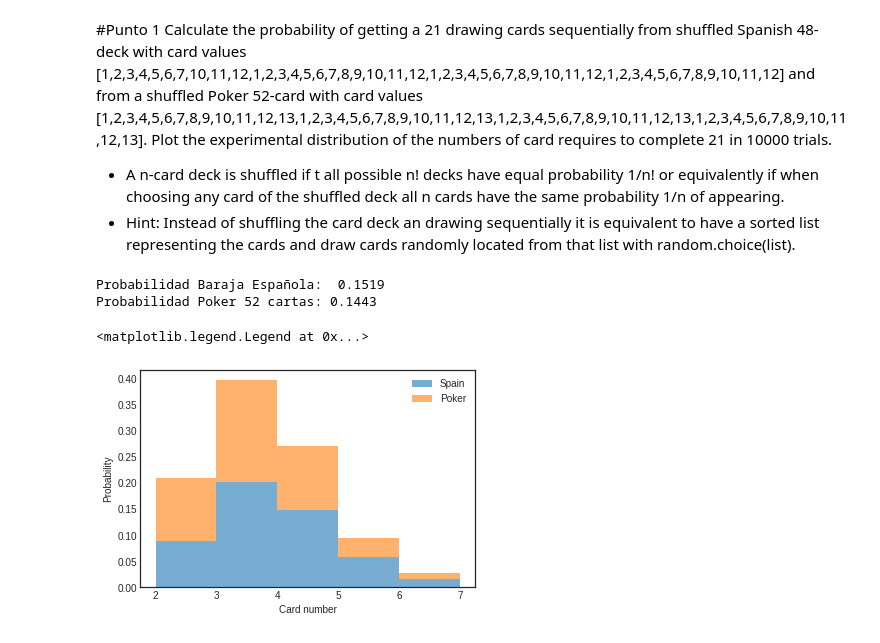
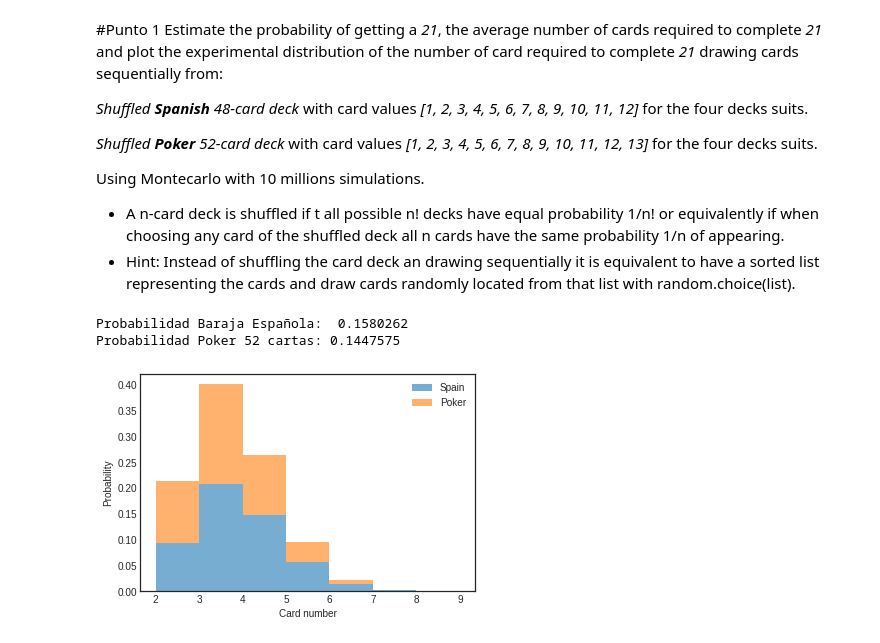
Before and after one commit to jumcorrealo/AlgorithmsUN2020II, a Jupyter notebook: 21BlackjackGrClass2StGrooup20.ipynb, the cells around one changed output. Drawn from its saved outputs; the diff is of its cells as text; code cells hidden in the pictures.

```diff
--- a/21BlackjackGrClass2StGrooup20.ipynb
+++ b/21BlackjackGrClass2StGrooup20.ipynb
@@ -142,39 +89,43 @@ def ColdGame(deck, taken):
   return False
 # %% [markdown]
 #Punto 1
-Calculate the probability of getting a 21 drawing cards sequentially from shuffled Spanish 48-deck with card values [1,2,3,4,5,6,7,10,11,12,1,2,3,4,5,6,7,8,9,10,11,12,1,2,3,4,5,6,7,8,9,10,11,12,1,2,3,4,5,6,7,8,9,10,11,12] and from a shuffled Poker 52-card with card values [1,2,3,4,5,6,7,8,9,10,11,12,13,1,2,3,4,5,6,7,8,9,10,11,12,13,1,2,3,4,5,6,7,8,9,10,11,12,13,1,2,3,4,5,6,7,8,9,10,11,12,13]. Plot the experimental distribution of the numbers of card requires to complete 21 in 10000 trials.
+Estimate the probability of getting a *21*, the average number of cards required to complete *21* and plot the experimental distribution of the number of card required to complete *21* drawing cards sequentially from:
 
+*Shuffled __Spanish__ 48-card deck* with card values
+_[1, 2, 3, 4, 5, 6, 7, 8, 9, 10, 11, 12]_ for the four decks suits.
 
+*Shuffled __Poker__ 52-card deck* with card values
+_[1, 2, 3, 4, 5, 6, 7, 8, 9, 10, 11, 12, 13]_ for the four decks suits.
 
+Using Montecarlo with 10 millions simulations.
 *   A n-card deck is shuffled if t all possible n! decks have equal probability 1/n! or equivalently if when choosing any card of the shuffled deck all n cards have the same probability 1/n of appearing.
 *   Hint: Instead of shuffling the card deck an drawing sequentially it is equivalent to have a sorted list representing the cards and draw cards randomly located from that list with random.choice(list).
 # %%
-#Punto1
-pruebas = 10000
-
+# Punto 1
+pruebas = 10000000
 count_spain = 0                   # Variable para guardar el numero de victorias con el mazo Español
 count_poker = 0                   # Variable para guardar el numero de victorias con el mazo de Poker
 taken_cards1 = []                 # Cantidad de cartas tomadas para llegar a 21 (Mazo Español)
 taken_cards2 = []                 # Cantidad de cartas tomadas para llegar a 21 (Mazo de Poker)
 
 # Simulacion de las 10000 pruebas
 for i in range(pruebas):
   spain_48deck = [1,2,3,4,5,6,7,8,9,10,11,12] * 4
   count_spain = Probabilitydis(spain_48deck, count_spain, taken_cards1)
   poker_52deck = [1,2,3,4,5,6,7,8,9,10,11,12,13] * 4
   count_poker = Probabilitydis(poker_52deck, count_poker, taken_cards2)
 
 print("Probabilidad Baraja Española: ", count_spain/pruebas)
 print("Probabilidad Poker 52 cartas:", count_poker/pruebas)
 
 # Graficación en forma de histograma de las cartas necesarias para llegar a completar una 21
 bins_set = list (set (taken_cards1).union(set (taken_cards2)))
+plt.style.use('seaborn-white')
 plt.hist([taken_cards1,taken_cards2], bins= bins_set,  density=True, stacked=True, alpha=0.6, label=['Spain', 'Poker'])
 plt.xlabel('Card number')
 plt.ylabel('Probability')
-plt.legend(loc='upper right')
+plt.legend(loc='upper right');
 # %% [output]
-Probabilidad Baraja Española:  0.1519
-Probabilidad Poker 52 cartas: 0.1443
+Probabilidad Baraja Española:  0.1580262
+Probabilidad Poker 52 cartas: 0.1447575
-<matplotlib.legend.Legend at 0x...>
-[figure, old version]
+[figure, new version]
```
Also changed, not shown: parts of 29 cells of this notebook.
